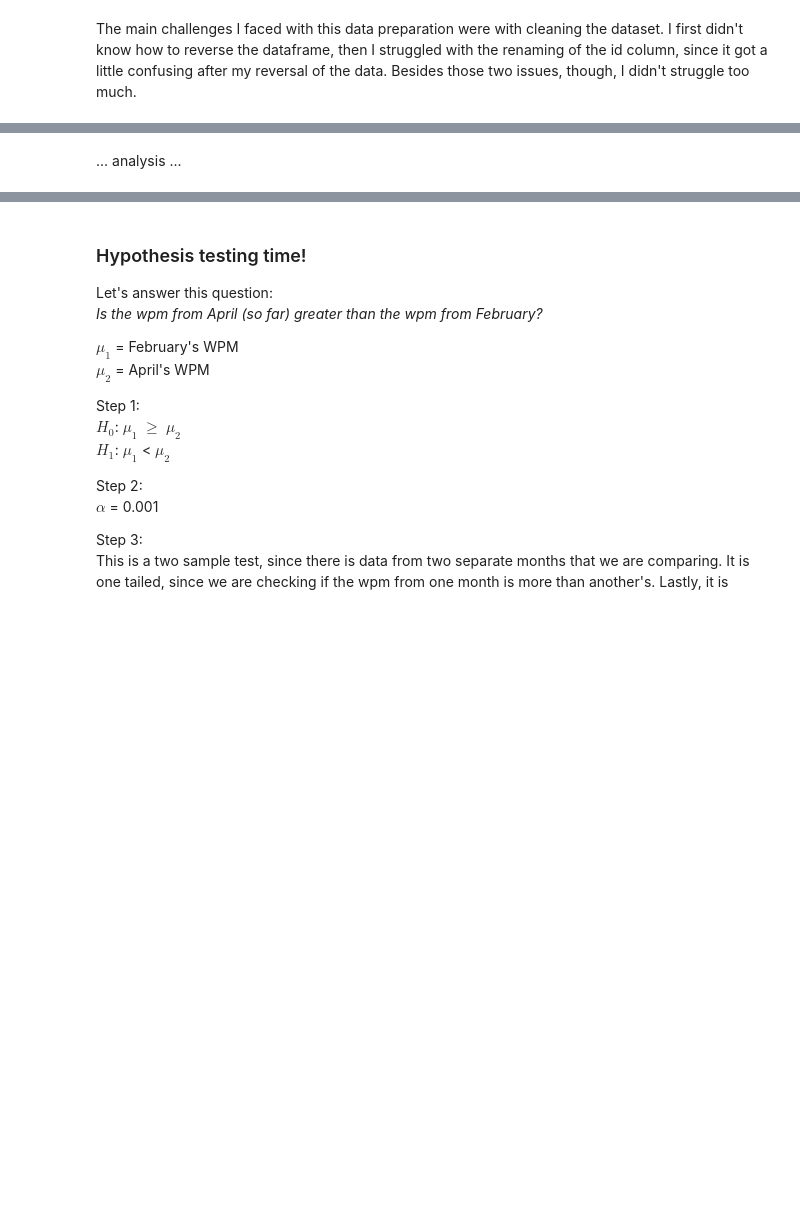
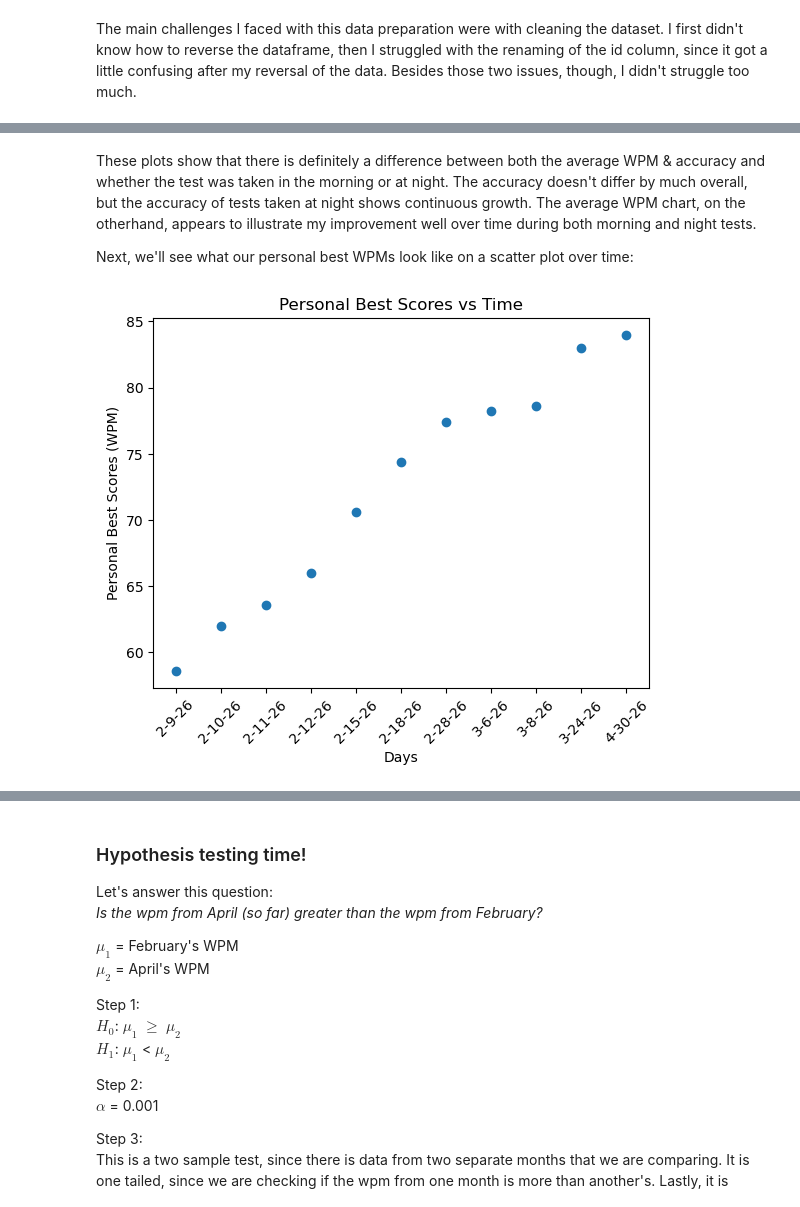
Before and after one commit to noahbarron/GonzagaCPSC222-final-project, a Jupyter notebook: FinalProject.ipynb, the cells around one changed output, grey strips where cells are left out. Saved outputs shown, nothing was run; the diff lists cells and outputs as text; code cells hidden in the pictures; blank space fills up the shorter version.

```diff
--- a/FinalProject.ipynb
+++ b/FinalProject.ipynb
@@ -149,2 +106,13 @@ plt.show()
 # %% [markdown]
-... analysis ...
+These plots show that there is definitely a difference between both the average WPM & accuracy and whether the test was taken in the morning or at night. The accuracy doesn't differ by much overall, but the accuracy of tests taken at night shows continuous growth. The average WPM chart, on the otherhand, appears to illustrate my improvement well over time during both morning and night tests.
+
+Next, we'll see what our personal best WPMs look like on a scatter plot over time:
+# %%
+pb_df = typing_df.groupby("isPb").get_group(True)
+
+xlabel = "Days"
+ylabel = "Personal Best Scores (WPM)"
+title = "Personal Best Scores vs Time"
+utils.plot_scatter(pb_df["date"], pb_df["wpm"], xlabel, ylabel, title)
+# %% [output]
+[figure, added]
```
Also changed, not shown: parts of 11 cells of this notebook, 2 other files.
